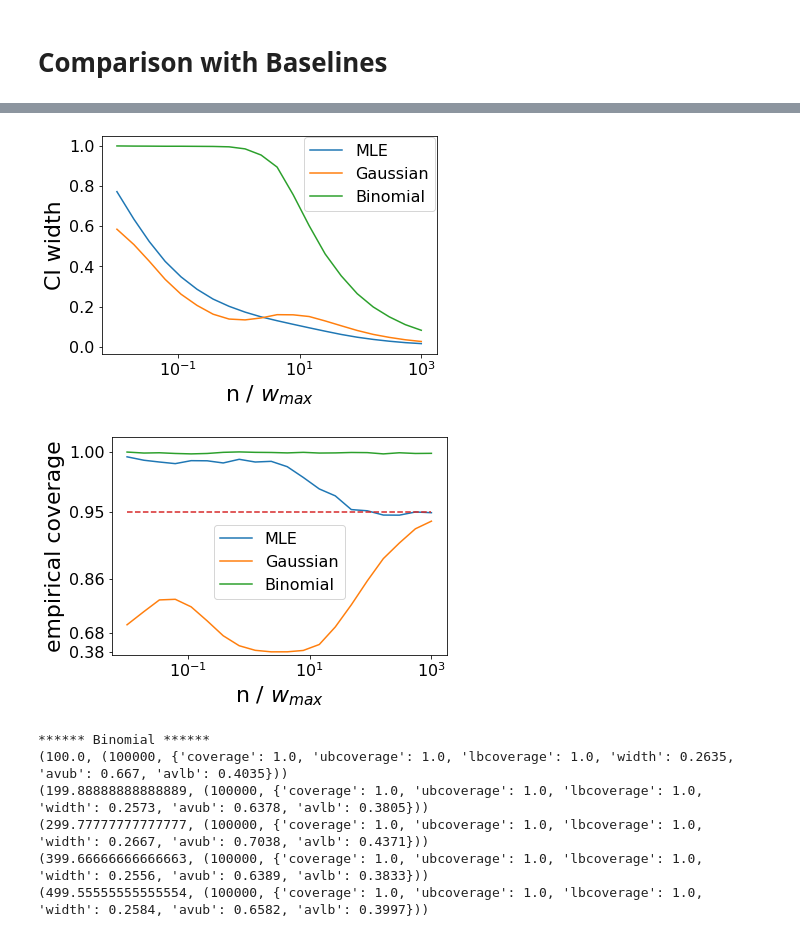
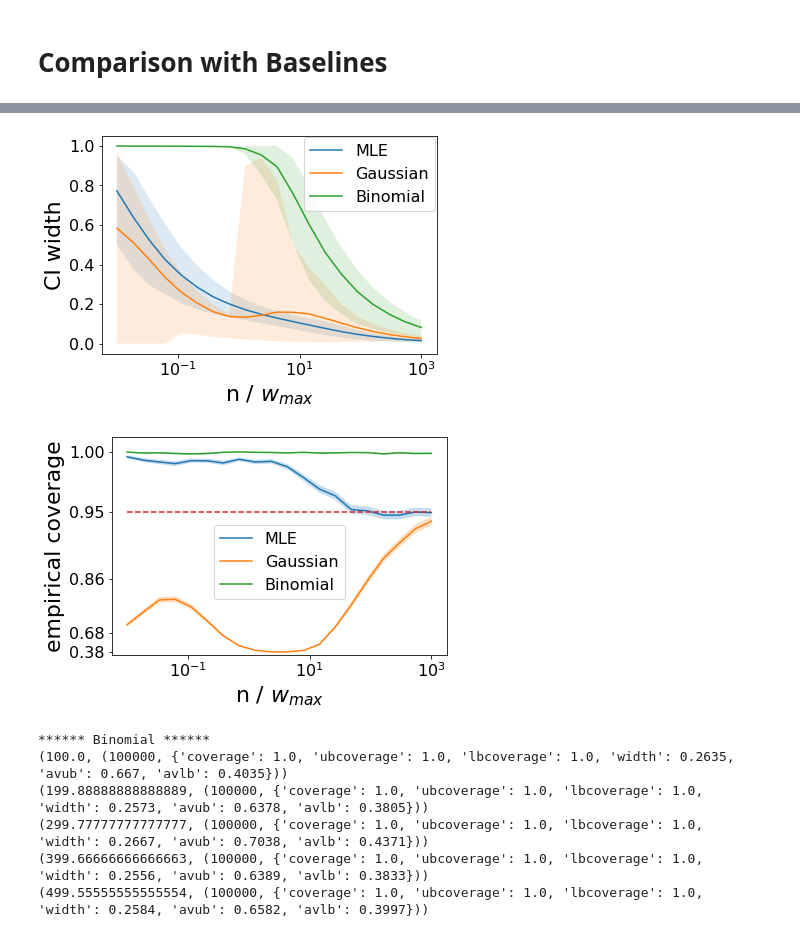
Before and after one commit to pmineiro/elfcb, a Jupyter notebook: ci.ipynb, the cells around one changed output, grey strips where cells are left out. Cells and saved outputs as stored; diff of their text form; code cells hidden in the pictures.

```diff
--- a/ci.ipynb
+++ b/ci.ipynb
@@ -216,8 +217,8 @@ class CITest:
             lb = betaincinv(k, n - k + 1, alpha/2) if k > 0 and n - k + 1 > 0 else 0
             ub = betaincinv(k + 1, n - k, 1-alpha/2) if n > k else 1
 
-            lb = max(0, wmax * lb)
-            ub = min(1, wmax * ub)
+            lb = min(1, max(0, wmax * lb))
+            ub = min(1, max(0, wmax * ub))
 
             return min(lb, ub), max(lb, ub)
 
@@ -234,8 +235,8 @@ class CITest:
             totsq = sum(c*(w*r - muhat)**2 for c, w, r in data)
             sigmahat = sqrt(totsq) / n
 
-            lb = max(0, muhat - scale*sigmahat)
-            ub = min(1, muhat + scale*sigmahat)
+            lb = min(1, max(0, muhat - scale*sigmahat))
+            ub = min(1, max(0, muhat + scale*sigmahat))
 
             return min(lb, ub), max(lb, ub)
 
@@ -550,36 +550,50 @@ class FlassPlot:
     @staticmethod
     def axeslabel(xlabel, ylabel):
         import matplotlib.pyplot as plt
         plt.xlabel(xlabel)
         plt.ylabel(ylabel)
 
     @staticmethod
     def title(title):
         import matplotlib.pyplot as plt
         plt.title(title)
 
     @staticmethod
     def legend(**kwargs):
         import matplotlib.pyplot as plt
         plt.legend(**kwargs)
 
     @staticmethod
     def savefig(filename):
         import matplotlib.pyplot as plt
         plt.savefig(filename, bbox_inches='tight')
 
+    @staticmethod
+    def plt():
+        import matplotlib.pyplot as plt
+        return plt
+
 import pickle
 del allres
-allres = pickle.load(open( "epsilongreedy_ci_allres.p", "rb" ) )
+allres = pickle.load(open( "epsilongreedy_ci_allres_sqpcvx.p", "rb" ) )
 
 renameit = { "Binomial CI": "Binomial", "Asymptotic Gaussian": "Gaussian", "MLE CI": "MLE" }
 FlassPlot.forpaper()
 for name, res in allres:
-    FlassPlot.pic([ x[0] / wmax for x in res ], [ x[1]['width'] for x in res ], label=renameit[name])
+    x = [ x[0] for x in res ]
+    y = [ x[1]['width'] for x in res ]
+    ylo = [ x[1]['widthlo'] for x in res ]
+    yhi = [ x[1]['widthhi'] for x in res ]
+    #ylo = [ x[1]['width'] - 1.96 * x[1]['widthstd'] for x in res ]
+    #yhi = [ x[1]['width'] + 1.96 * x[1]['widthstd'] for x in res ]
+    FlassPlot.plt().semilogx(x, y, label=renameit.get(name, name))
+    FlassPlot.plt().fill_between(x, ylo, yhi, alpha=0.15)
+
 FlassPlot.legend(loc="center", bbox_to_anchor=[0.8,0.825])
 FlassPlot.axeslabel('n / $w_{max}$', 'CI width')
+FlassPlot.plt().savefig("epsilongreedy_ci.pdf", bbox_inches='tight')
 # %% [output]
-[figure, old version]
+[figure, new version]
 # %%
 %matplotlib inline
 
@@ -590,12 +604,18 @@ allres = pickle.load(open( "epsilongreedy_ci_allres.p", "rb" ) )
 renameit = { "Binomial CI": "Binomial", "Asymptotic Gaussian": "Gaussian", "MLE CI": "MLE" }
 FlassPlot.forpaper()
 for name, res in allres:
-    FlassPlot.exppic([ x[0] / wmax for x in res ], [ x[1]['coverage'] for x in res ], label=renameit[name], expscale=7.0)
-FlassPlot.exppic([ x[0] / wmax for x in res ], [ 0.95 for x in res ], label='_nolegend_', expscale=7.0, ls='dashed')
+    x = [ x[0] for x in res ]
+    y = [ x[1]['cov'] for x in res ]
+    ylo = [ x[1]['cov'] - 1.96 * x[1]['covstd'] for x in res ]
+    yhi = [ x[1]['cov'] + 1.96 * x[1]['covstd'] for x in res ]
+    FlassPlot.exppic(x, y, label=renameit[name], expscale=7.0)
+    FlassPlot.plt().fill_between(x, ylo, yhi, alpha=0.25)
+FlassPlot.exppic([ x[0] for x in res ], [ 0.95 for x in res ], label='_nolegend_', expscale=7.0, ls='dashed')
 FlassPlot.legend(loc="center", bbox_to_anchor=[0.5,0.425])
 FlassPlot.axeslabel('n / $w_{max}$', 'empirical coverage')
+FlassPlot.plt().savefig("epsilongreedy_coverage_ci.pdf", bbox_inches='tight')
 # %% [output]
-[figure, old version]
+[figure, new version]
 # %%
 from importlib import reload
 import environments.ControlledRangeVariance
```
Also changed, not shown: parts of 4 cells of this notebook, 1 other file.
